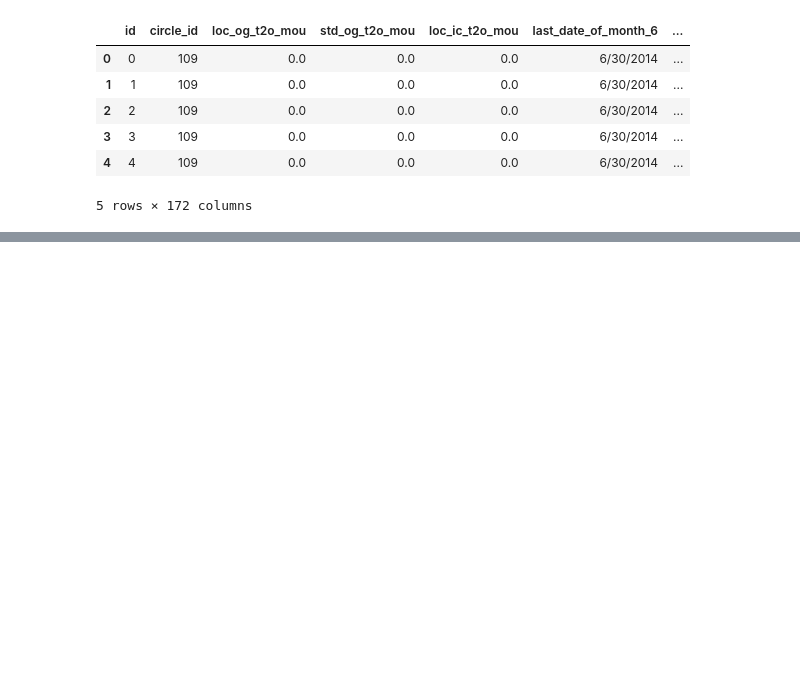
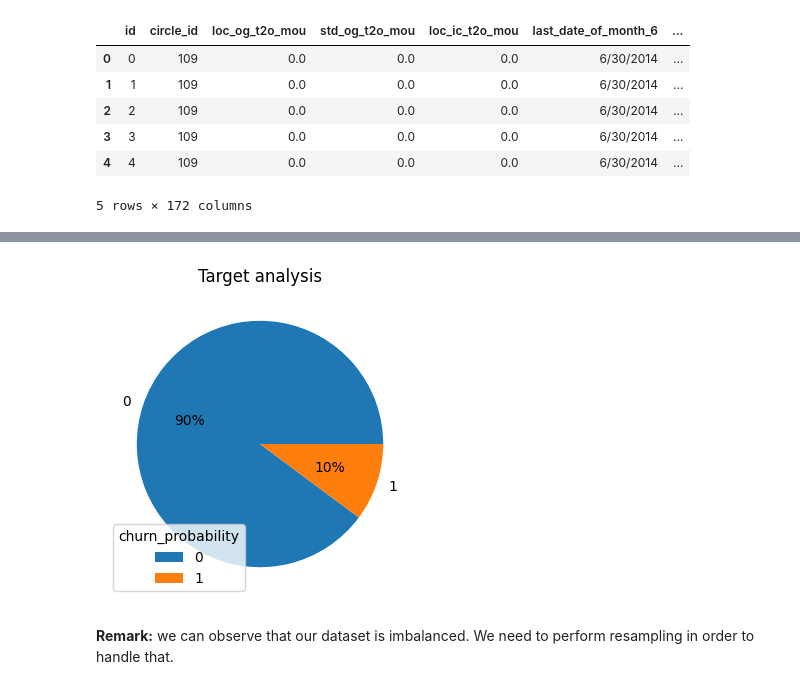
Before and after one commit to abakamousa/churn_detection, a Jupyter notebook: churn_prediction.ipynb, the cells around one changed output, grey strips where cells are left out. Saved outputs shown, nothing was run; the diff lists cells and outputs as text; code cells hidden in the pictures; blank space fills up the shorter version.

```diff
--- a/churn_prediction.ipynb
+++ b/churn_prediction.ipynb
@@ -97,0 +146,16 @@ memory usage: 91.9+ MB
+# %%
+def target_analysis(df):
+  val = df.value_counts()
+  churn = val.index
+  count = val.values
+  plt.figure(figsize=(4,4))
+  plt.pie(count, labels=churn, autopct='%1.0f%%')
+  plt.legend(loc='lower left', title="churn_probability")
+  plt.title("Target analysis")
+  plt.show()
+# %%
+target_analysis(df['churn_probability'])
+# %% [output]
+[figure, added]
+# %% [markdown]
+**Remark:** we can observe that our dataset is imbalanced. We need to perform resampling in order to handle that.
```
Also changed, not shown: parts of 10 cells of this notebook.
